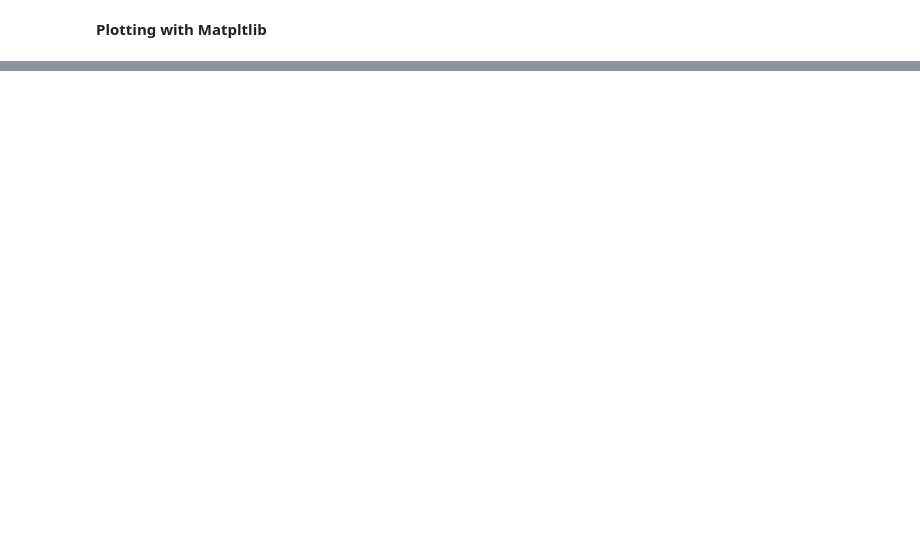
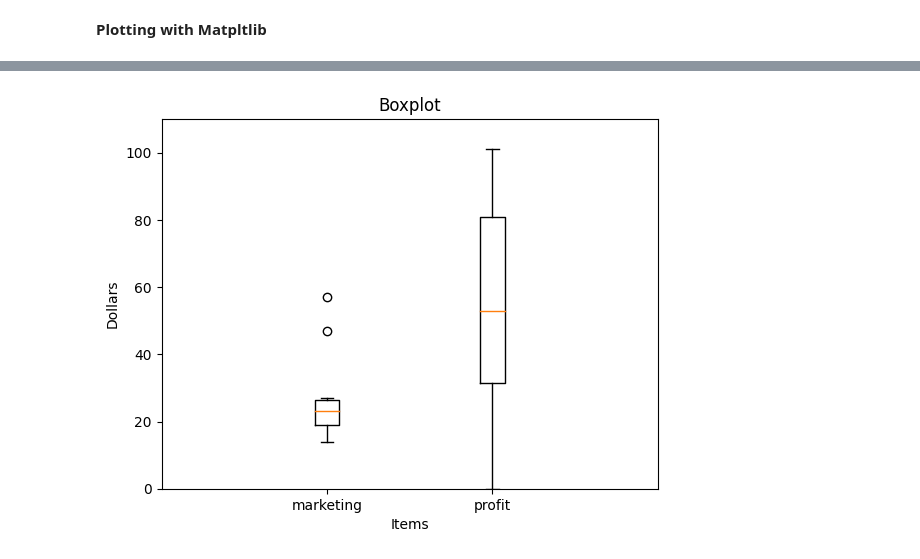
Before and after one commit to KhmAsif/IMSE441Spring24, a Jupyter notebook: Bootcamp.ipynb, the cells around one changed output, grey strips where cells are left out. Cells and saved outputs as stored; diff of their text form; code cells hidden in the pictures; blank space fills up the shorter version.

```diff
--- a/Bootcamp.ipynb
+++ b/Bootcamp.ipynb
@@ -516,3 +747,13 @@ plt.show()
+# %%
+plt.boxplot([coffee['Marketing'],coffee['Profit']], labels=['marketing', 'profit'])
+plt.xlabel('Items')
+plt.ylabel('Dollars')
+plt.xlim(0,3)
+plt.ylim(0,110)
+plt.title('Boxplot')
+plt.show()
+# %% [output]
+[figure, added]
 # %%
 item = ['egg','bread','vegetable','protein']
 cost= [10,15,20,30]
```
Also changed, not shown: parts of 86 cells of this notebook.
